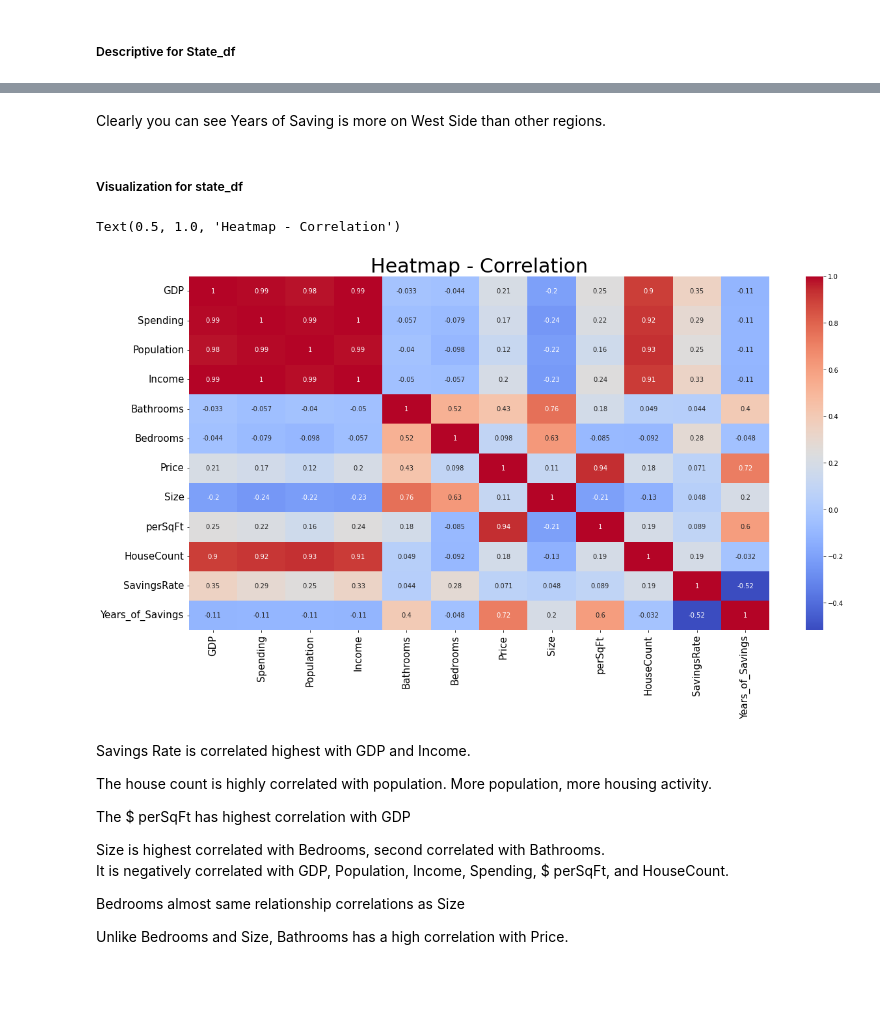
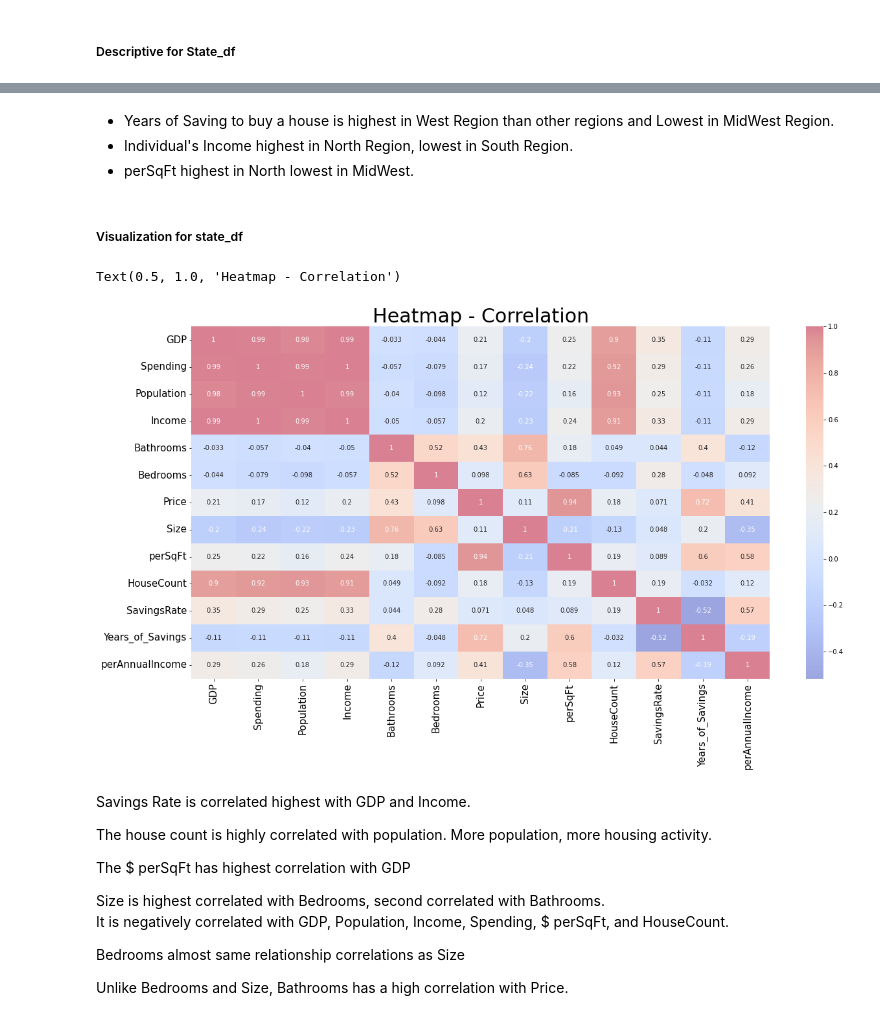
Before and after one commit to StockJanitor/CIS41_Project, a Jupyter notebook: CIS41_Project.ipynb, the cells around one changed output, grey strips where cells are left out. Saved outputs shown, nothing was run; the diff lists cells and outputs as text; code cells hidden in the pictures; blank space fills up the shorter version.

```diff
--- a/CIS41_Project.ipynb
+++ b/CIS41_Project.ipynb
@@ -723,6 +725,6 @@ pd.pivot_table(house_df, values=['perSqFt','Size','Bedrooms','Bathrooms','Price'
 pd.set_option('display.float_format', '{:.2f}'.format)
 
 # by state, shows the region's average Bedrooms, Batherooms, Price, Size, and per SqFt
-pivot_state = pd.pivot_table(house_df, values=['perSqFt','Size','Bedrooms','Bathrooms','Price'], index=['State'])
+pivot_state = pd.pivot_table(house_df, values=['perSqFt','Size','Bedrooms','Bathrooms','Price'], index=['Region','State'])
 pivot_state.head(15)
 # %% [output]
@@ -849,0 +863,4 @@ state_df.head()
+# %%
+# Calculate per Annual Income
+state_df['perAnnualIncome'] = (state_df['Income'] * 1000000 / state_df['Population'])
+state_df.sort_values(by='perAnnualIncome',ascending=True).head(5)
@@ -1186,22 +1189,24 @@ state_df.groupby(['Region']).mean()
 | North | 450836.24 | 333676.30 | 6821733.50 | 487617.51 | 2.27 | 3.37 | 496524.37 | 1790.17 | 307.33 | 602.12 | ... |
 | South | 409233.81 | 327572.71 | 8341364.40 | 443628.85 | 2.50 | 3.29 | 314451.73 | 2069.02 | 150.68 | 1045.67 | ... |
 | West | 423199.96 | 308314.50 | 7034969.00 | 444224.20 | 2.65 | 3.62 | 491380.10 | 2226.31 | 233.09 | 1010.36 | ... |
-# %% [markdown]
-Clearly you can see Years of Saving is more on West Side than other regions.
+# %% [markdown]
+- Years of Saving to buy a house is highest in West Region than other regions and Lowest in MidWest Region. <br>
+- Individual's Income highest in North Region, lowest in South Region.
+- perSqFt highest in North lowest in MidWest.
 # %% [markdown]
 ##### Visualization for state_df
 # %%
 plt.figure(figsize=(20,10))
-sns.heatmap(state_df.corr(),cmap='coolwarm' ,annot=True)
+sns.heatmap(state_df.corr(),cmap='coolwarm' ,annot=True, alpha=0.5)
 
 
 plt.xticks(rotation=30)
 plt.yticks(fontsize=15)
 plt.xticks(fontsize=15,rotation=90)
 plt.title('Heatmap - Correlation', fontsize=30)
 # %% [output]
 Text(0.5, 1.0, 'Heatmap - Correlation')
-[figure, old version]
+[figure, new version]
 # %% [markdown]
 Savings Rate is correlated highest with GDP and Income.
 <br>
```
Also changed, not shown: parts of 34 cells of this notebook.
